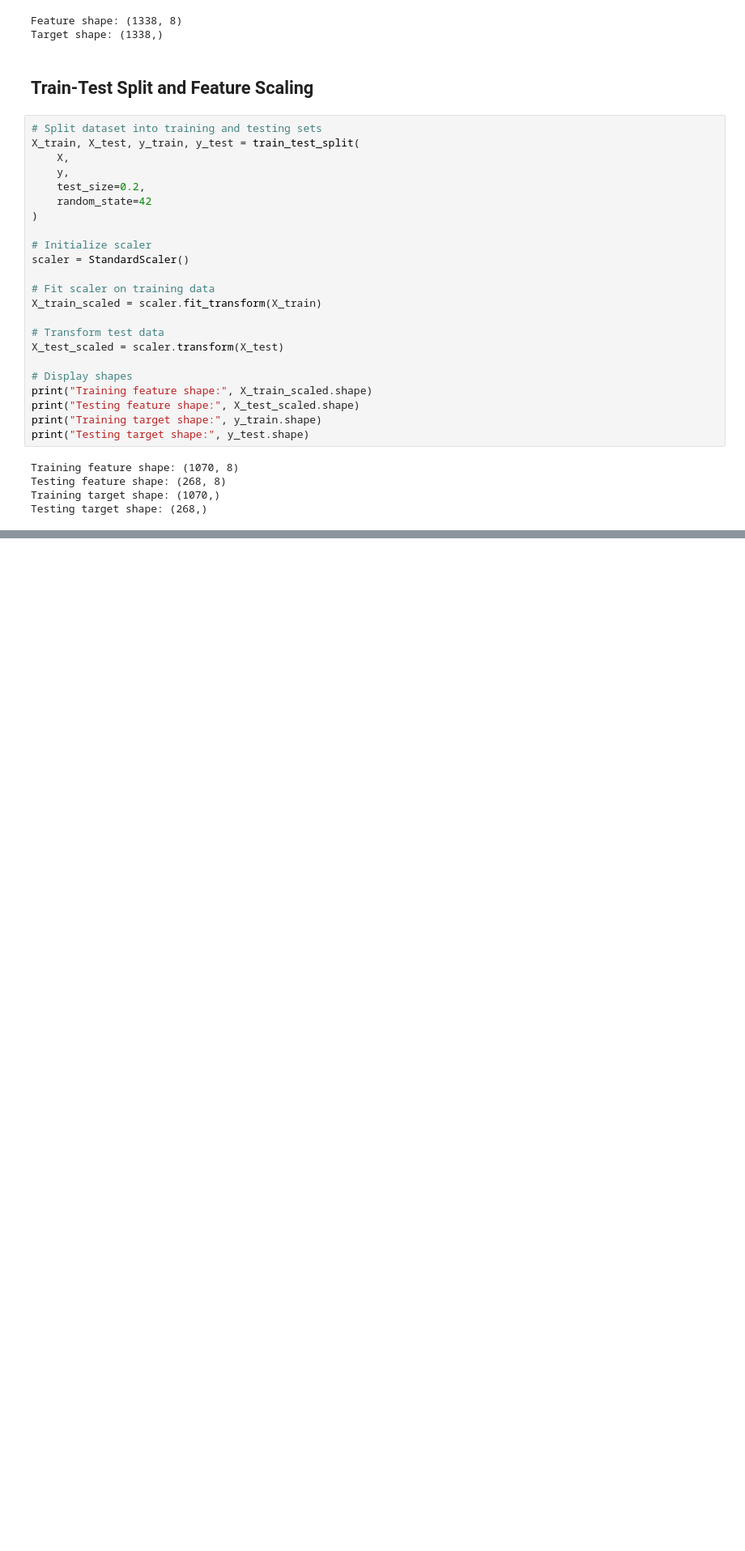
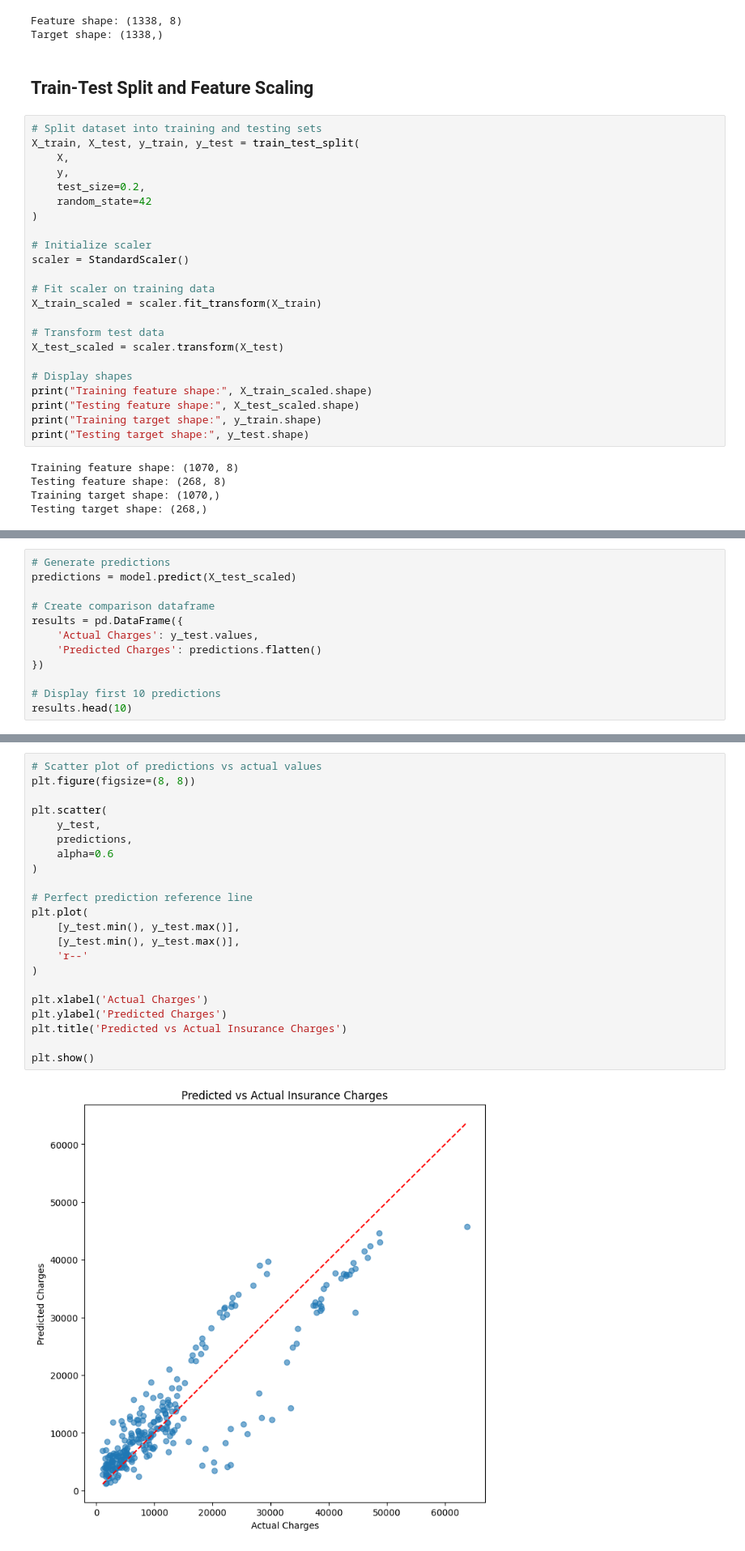
Before and after one commit to JGM-droid/Insurance_Neural_Network_Project, a Jupyter notebook: insurance_nn_project.ipynb, the cells around one changed output, grey strips where cells are left out. Shown at 81% size. Saved outputs shown, nothing was run; the diff lists cells and outputs as text; blank space fills up the shorter version.

```diff
--- a/insurance_nn_project.ipynb
+++ b/insurance_nn_project.ipynb
@@ -150,0 +232,12 @@ Testing target shape: (268,)
+# %%
+# Generate predictions
+predictions = model.predict(X_test_scaled)
+
+# Create comparison dataframe
+results = pd.DataFrame({
+    'Actual Charges': y_test.values,
+    'Predicted Charges': predictions.flatten()
+})
+
+# Display first 10 predictions
+results.head(10)
@@ -150,0 +276,24 @@ Testing target shape: (268,)
+# %%
+# Scatter plot of predictions vs actual values
+plt.figure(figsize=(8, 8))
+
+plt.scatter(
+    y_test,
+    predictions,
+    alpha=0.6
+)
+
+# Perfect prediction reference line
+plt.plot(
+    [y_test.min(), y_test.max()],
+    [y_test.min(), y_test.max()],
+    'r--'
+)
+
+plt.xlabel('Actual Charges')
+plt.ylabel('Predicted Charges')
+plt.title('Predicted vs Actual Insurance Charges')
+
+plt.show()
+# %% [output]
+[figure, added]
```
Also changed, not shown: parts of 21 cells of this notebook.
